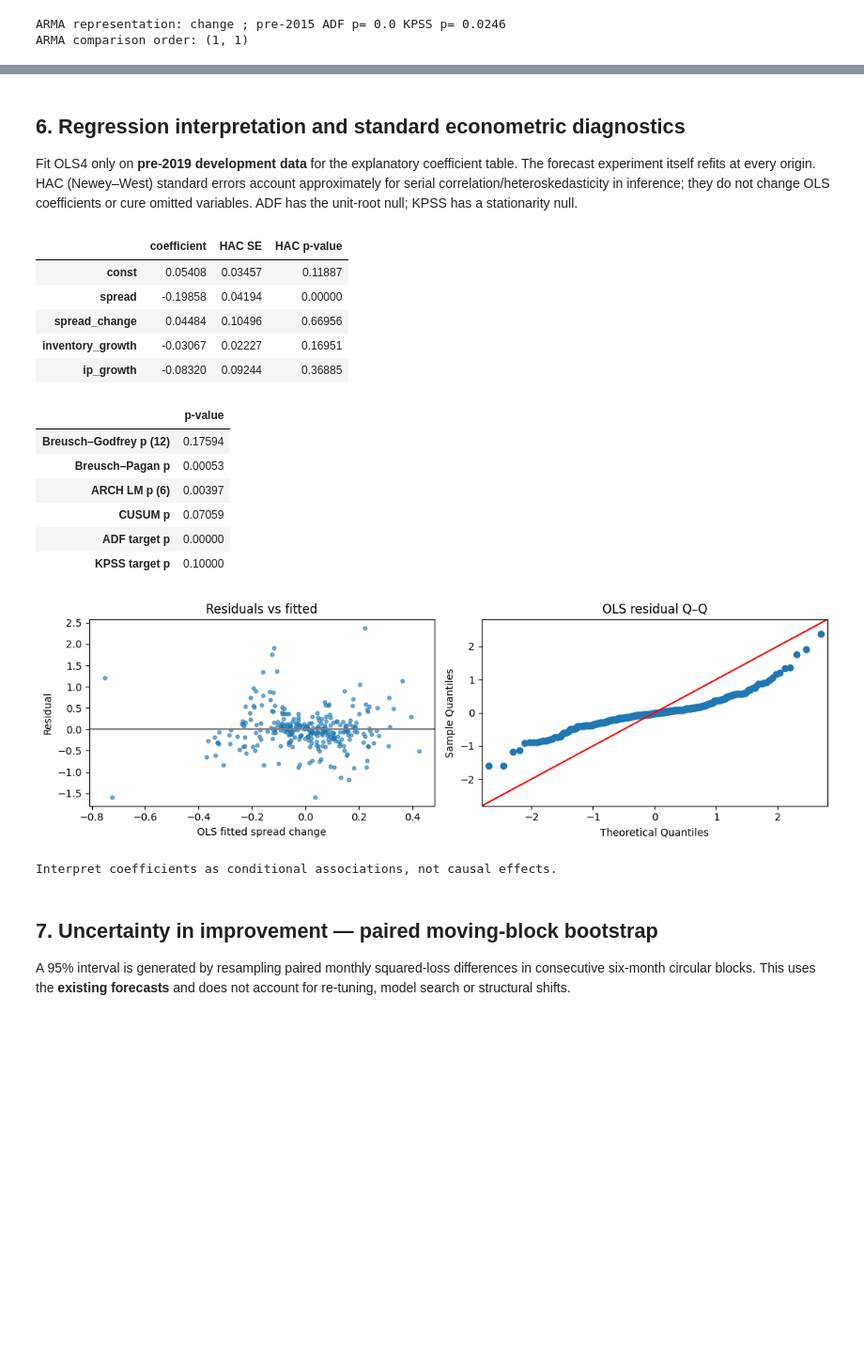
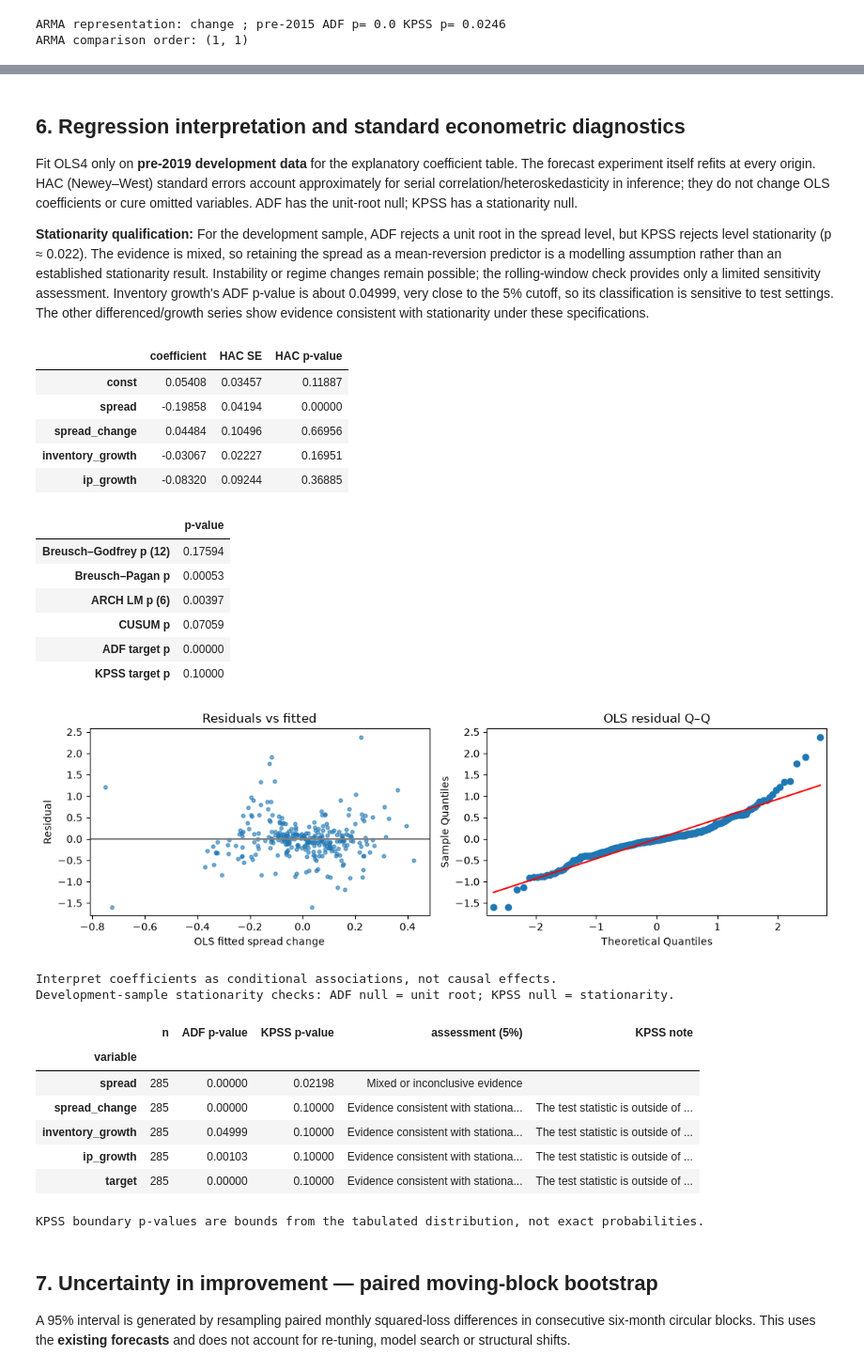
Before and after one commit to seifzogheibi/Group14-Econometrics, a Jupyter notebook: Oil_Spread_OLS_Single_Notebook.ipynb, the cells around one changed output, grey strips where cells are left out. Shown at 94% size. Drawn from its saved outputs; the diff is of its cells as text; code cells hidden in the pictures; blank space fills up the shorter version.

```diff
--- a/Oil_Spread_OLS_Single_Notebook.ipynb
+++ b/Oil_Spread_OLS_Single_Notebook.ipynb
@@ -110,6 +114,7 @@ We align `Industry_M` and `Macro_M` by **calendar month**, not exact day: source
 # %%
 if DATA_FILE.is_file():
-    assert hashlib.sha256(DATA_FILE.read_bytes()).hexdigest()==SOURCE_WORKBOOK_SHA256, 'Different workbook: re-audit before using'
+    if hashlib.sha256(DATA_FILE.read_bytes()).hexdigest()!=SOURCE_WORKBOOK_SHA256:
+        warnings.warn('Workbook bytes differ from the original; checking selected observations against the embedded source extract.')
     book=pd.read_excel(DATA_FILE,sheet_name=['Industry_M','Macro_M'])
     required={'Industry_M':['Date','CL1','CL2','Inventories'],'Macro_M':['Date','IndustrialProduction Index']}
     frames={}
@@ -297,6 +302,8 @@ plt.tight_layout();plt.show()
 # %% [markdown]
 ## 6. Regression interpretation and standard econometric diagnostics
 Fit OLS4 only on **pre-2019 development data** for the explanatory coefficient table. The forecast experiment itself refits at every origin. HAC (Newey–West) standard errors account approximately for serial correlation/heteroskedasticity in inference; they do not change OLS coefficients or cure omitted variables. ADF has the unit-root null; KPSS has a stationarity null.
+
+**Stationarity qualification:** For the development sample, ADF rejects a unit root in the spread level, but KPSS rejects level stationarity (p ≈ 0.022). The evidence is mixed, so retaining the spread as a mean-reversion predictor is a modelling assumption rather than an established stationarity result. Instability or regime changes remain possible; the rolling-window check provides only a limited sensitivity assessment. Inventory growth's ADF p-value is about 0.04999, very close to the 5% cutoff, so its classification is sensitive to test settings. The other differenced/growth series show evidence consistent with stationarity under these specifications.
 # %%
 cols=OLS_SPECS[selected_ols]
 X=sm.add_constant(dev[cols],has_constant='add')
@@ -306,36 +313,70 @@ coef=pd.DataFrame({'coefficient':robust.params,'HAC SE':robust.bse,'HAC p-value'
 display(coef.round(5))
 with warnings.catch_warnings():
     warnings.simplefilter('ignore')
     diagnostics={
         'Breusch–Godfrey p (12)':acorr_breusch_godfrey(ols,nlags=12)[1],
         'Breusch–Pagan p':het_breuschpagan(ols.resid,ols.model.exog)[1],
         'ARCH LM p (6)':het_arch(ols.resid,nlags=6)[1],
         'CUSUM p':breaks_cusumolsresid(ols.resid,ddof=int(ols.df_model)+1)[1],
         'ADF target p':adfuller(dev.target,maxlag=12,autolag='AIC')[1],
         'KPSS target p':kpss(dev.target,nlags='auto')[1],
     }
 display(pd.Series(diagnostics,name='p-value').to_frame().round(5))
 fig,axes=plt.subplots(1,2,figsize=(11,3.5))
 axes[0].scatter(ols.fittedvalues,ols.resid,s=12,alpha=.6);axes[0].axhline(0,color='grey');axes[0].set(xlabel='OLS fitted spread change',ylabel='Residual',title='Residuals vs fitted')
-sm.qqplot(ols.resid,line='45',ax=axes[1]);axes[1].set(title='OLS residual Q–Q')
+sm.qqplot(ols.resid,line='s',ax=axes[1]);axes[1].set(title='OLS residual Q–Q')
 plt.tight_layout();plt.show()
 print('Interpret coefficients as conditional associations, not causal effects.')
+from statsmodels.tools.sm_exceptions import InterpolationWarning
+
+# Apply the same stationarity checks to every predictor and the dependent variable.
+stationarity_rows=[]
+for variable in FEATURES+['target']:
+    series=dev[variable].dropna()
+    adf_result=adfuller(series,maxlag=12,regression='c',autolag='AIC')
+    with warnings.catch_warnings(record=True) as recorded:
+        warnings.simplefilter('always')
+        kpss_result=kpss(series,regression='c',nlags='auto')
+    adf_p,kpss_p=adf_result[1],kpss_result[1]
+    if adf_p<0.05 and kpss_p>=0.05:
+        conclusion='Evidence consistent with stationarity'
+    elif adf_p>=0.05 and kpss_p<0.05:
+        conclusion='Evidence against stationarity'
+    else:
+        conclusion='Mixed or inconclusive evidence'
+    stationarity_rows.append({'variable':variable,'n':len(series),
+        'ADF p-value':adf_p,'KPSS p-value':kpss_p,
+        'assessment (5%)':conclusion,
+        'KPSS note':'; '.join(str(w.message) for w in recorded if issubclass(w.category, InterpolationWarning))})
+stationarity=pd.DataFrame(stationarity_rows).set_index('variable')
+print('Development-sample stationarity checks: ADF null = unit root; KPSS null = stationarity.')
+display(stationarity.round(5))
+print('KPSS boundary p-values are bounds from the tabulated distribution, not exact probabilities.')
 # %% [output]
 |  | coefficient | HAC SE | HAC p-value |
 | const | 0.05408 | 0.03457 | 0.11887 |
 | spread | -0.19858 | 0.04194 | 0.00000 |
 | spread_change | 0.04484 | 0.10496 | 0.66956 |
 | inventory_growth | -0.03067 | 0.02227 | 0.16951 |
 | ip_growth | -0.08320 | 0.09244 | 0.36885 |
 |  | p-value |
 | Breusch–Godfrey p (12) | 0.17594 |
 | Breusch–Pagan p | 0.00053 |
 | ARCH LM p (6) | 0.00397 |
 | CUSUM p | 0.07059 |
 | ADF target p | 0.00000 |
 | KPSS target p | 0.10000 |
-[figure, old version]
+[figure, new version]
 Interpret coefficients as conditional associations, not causal effects.
+Development-sample stationarity checks: ADF null = unit root; KPSS null = stationarity.
+|  | n | ADF p-value | KPSS p-value | assessment (5%) | KPSS note |
+| variable |  |  |  |  |  |
+| spread | 285 | 0.00000 | 0.02198 | Mixed or inconclusive evidence |  |
+| spread_change | 285 | 0.00000 | 0.10000 | Evidence consistent with stationa... | The test statistic is outside of ... |
+| inventory_growth | 285 | 0.04999 | 0.10000 | Evidence consistent with stationa... | The test statistic is outside of ... |
+| ip_growth | 285 | 0.00103 | 0.10000 | Evidence consistent with stationa... | The test statistic is outside of ... |
+| target | 285 | 0.00000 | 0.10000 | Evidence consistent with stationa... | The test statistic is outside of ... |
+KPSS boundary p-values are bounds from the tabulated distribution, not exact probabilities.
 # %% [markdown]
 ## 7. Uncertainty in improvement — paired moving-block bootstrap
 A 95% interval is generated by resampling paired monthly squared-loss differences in consecutive six-month circular blocks. This uses the **existing forecasts** and does not account for re-tuning, model search or structural shifts.
```
Also changed, not shown: parts of 12 cells of this notebook.
